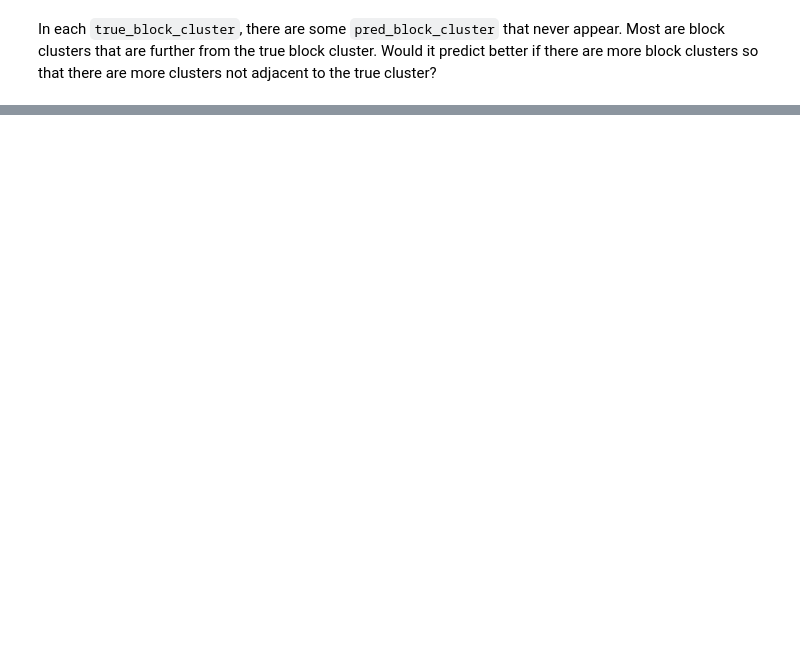
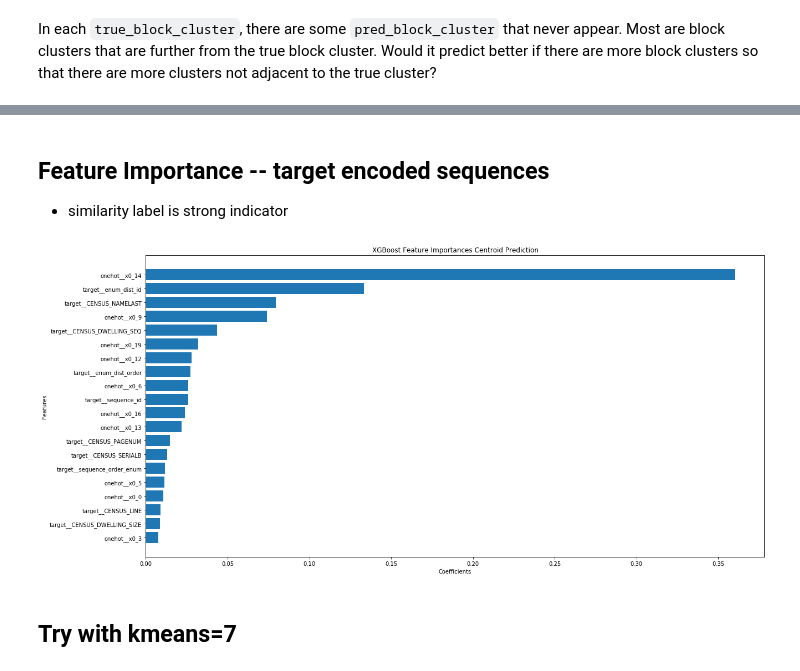
Before and after one commit to CenterForSpatialResearch/hnyc-spatial-linkage, a Jupyter notebook: interpolation_notebooks/working_notebook/cluster prediction analysis.ipynb, the cells around one changed output, grey strips where cells are left out. Drawn from its saved outputs; the diff is of its cells as text; code cells hidden in the pictures; blank space fills up the shorter version.

Commit message:
added feature importance

```diff
--- a/interpolation_notebooks/working_notebook/cluster prediction analysis.ipynb
+++ b/interpolation_notebooks/working_notebook/cluster prediction analysis.ipynb
@@ -208,0 +231,16 @@ There should be around 6-7 blocks in a cluster (as opposed to 7-9 when kmeans=5)
+# %% [markdown]
+## Feature Importance -- target encoded sequences
+
+* similarity label is strong indicator
+# %%
+importance_df = pd.DataFrame({'feature': interpolate_sequences.model.named_steps["preprocess"].get_feature_names(),
+                             'importance': interpolate_sequences.model.named_steps["classifier"].feature_importances_})
+cut_importance = importance_df.sort_values('importance').tail(20)
+# %%
+archive.graph_coefs(cut_importance['feature'],
+                    cut_importance['importance'],
+                    "XGBoost Feature Importances Centroid Prediction")
+# %% [output]
+[figure, added]
+# %% [markdown]
+## Try with kmeans=7
```
Also changed, not shown: parts of 57 cells of this notebook.
